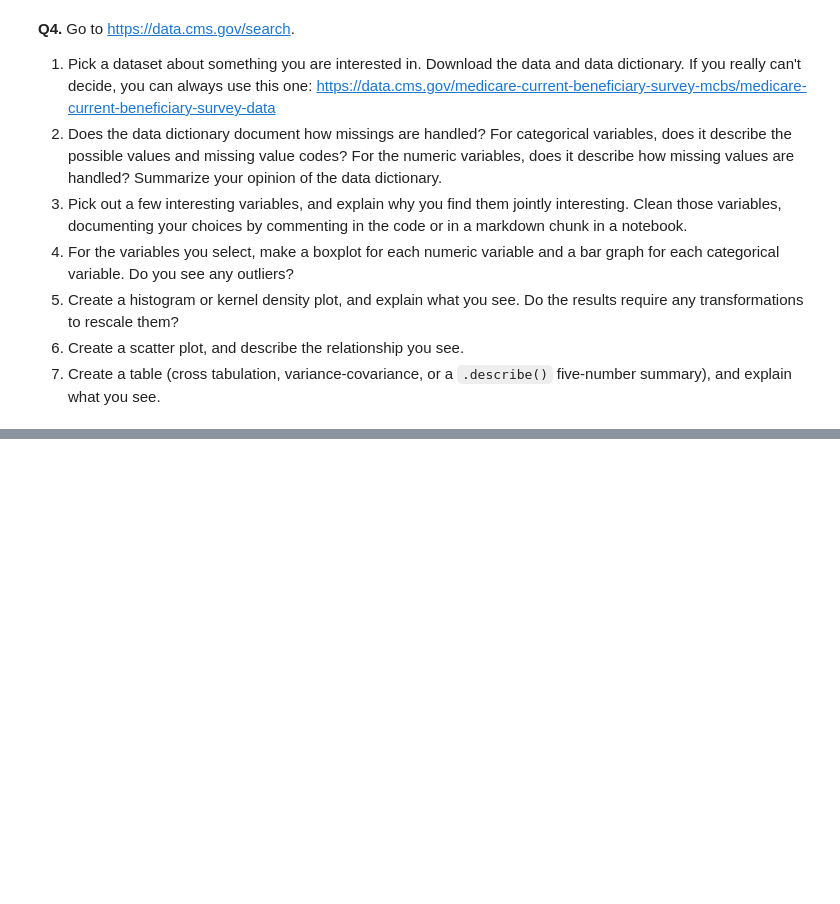
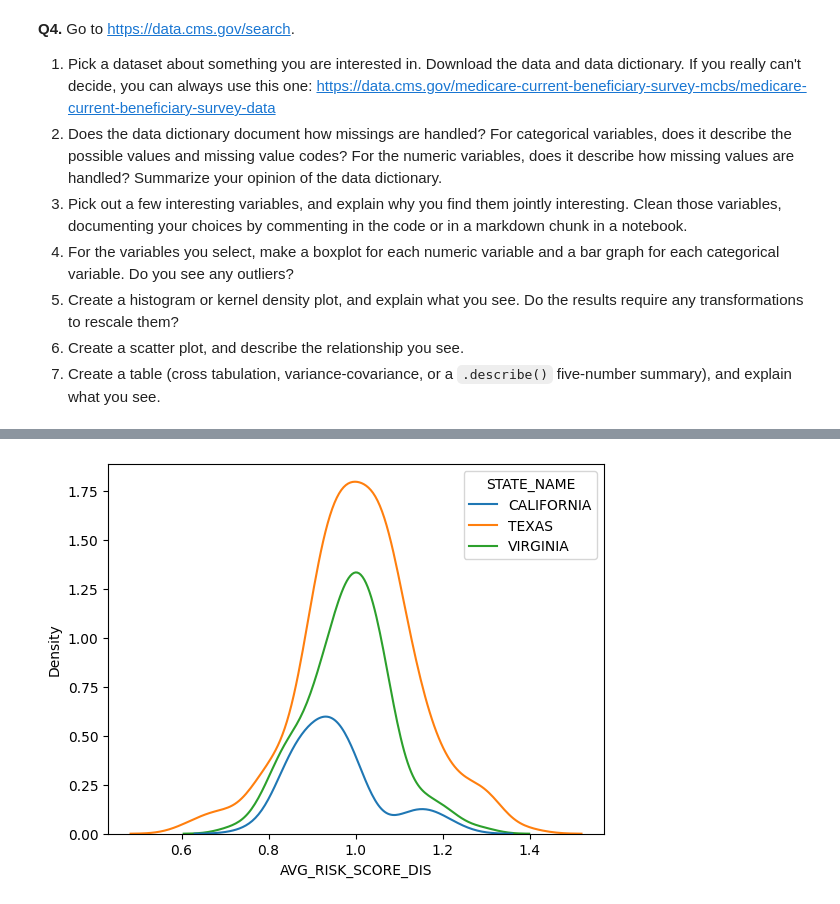
Before and after one commit to rze7ud/visualization, a Jupyter notebook: assignment/assignment.ipynb, the cells around one changed output, grey strips where cells are left out. Saved outputs shown, nothing was run; the diff lists cells and outputs as text; code cells hidden in the pictures; blank space fills up the shorter version.

```diff
--- a/assignment/assignment.ipynb
+++ b/assignment/assignment.ipynb
@@ -282,0 +323,9 @@ For some context, the Federal government ultimately spent about $4.4 trillion in
+# %%
+# 5.
+plt.figure()
+sns.kdeplot(data=df_ca_tx_va, x='AVG_RISK_SCORE_DIS', hue='STATE_NAME')
+plt.show()
+# The data dictionary declared that the data was already normalized based on the national level
+# "renormalized so that the mean national FFS risk score for the assignable DISABLED population equals 1.0"
+# %% [output]
+[figure, added]
```
Also changed, not shown: parts of 7 cells of this notebook.
